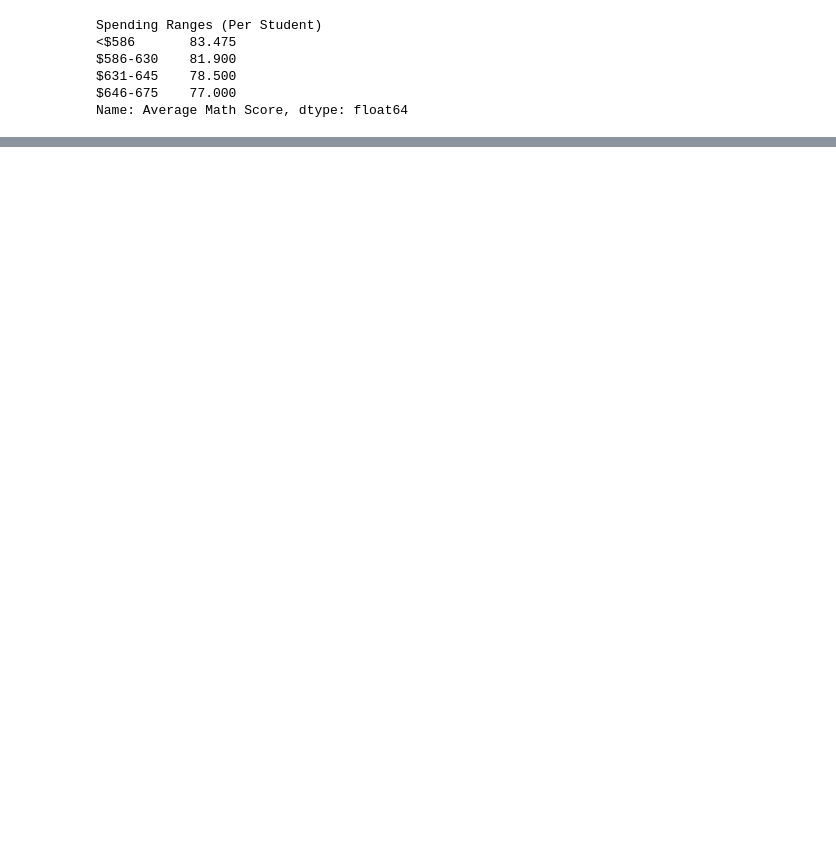
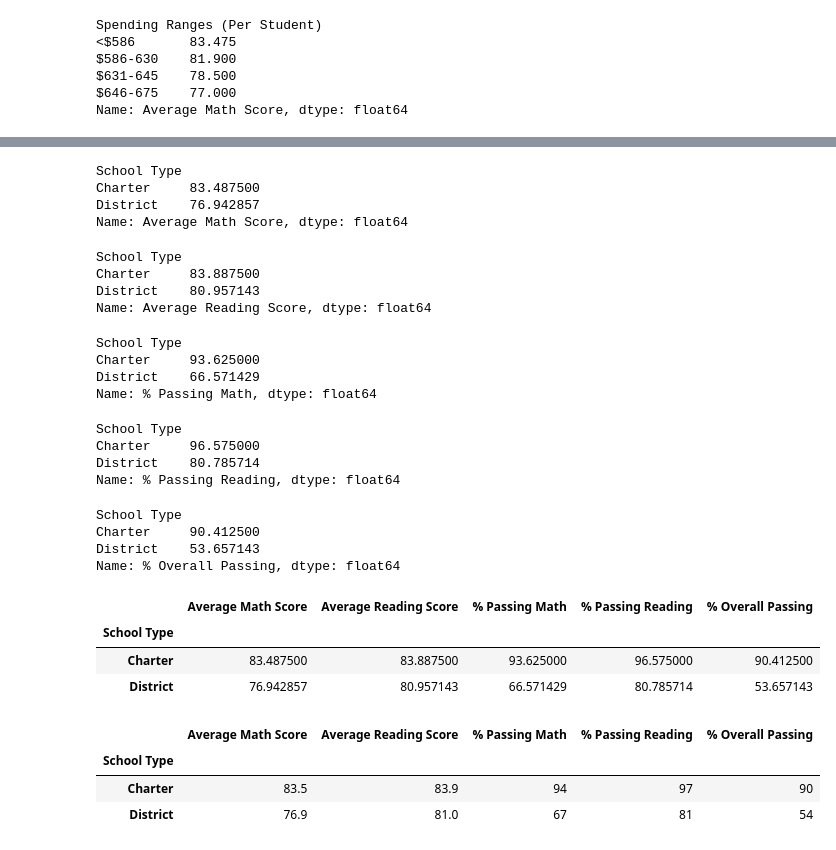
Before and after one commit to topeadeolatunji/PyCitySchools, a Jupyter notebook: PyCitySchools.ipynb, the cells around one changed output, grey strips where cells are left out. Saved outputs shown, nothing was run; the diff lists cells and outputs as text; code cells hidden in the pictures; blank space fills up the shorter version.

```diff
--- a/PyCitySchools.ipynb
+++ b/PyCitySchools.ipynb
@@ -1466,0 +1467,78 @@ size_summary_df
+# %%
+# Calculate averages for the desired columns.
+type_math_scores = per_school_summary_df.groupby(["School Type"]).mean()["Average Math Score"]
+type_math_scores
+# %% [output]
+School Type
+Charter     83.487500
+District    76.942857
+Name: Average Math Score, dtype: float64
+# %%
+# Calculate averages for the desired columns.
+type_reading_scores = per_school_summary_df.groupby(["School Type"]).mean()["Average Reading Score"]
+type_reading_scores
+# %% [output]
+School Type
+Charter     83.887500
+District    80.957143
+Name: Average Reading Score, dtype: float64
+# %%
+# Calculate averages for the desired columns.
+type_passing_math = per_school_summary_df.groupby(["School Type"]).mean()["% Passing Math"]
+type_passing_math
+# %% [output]
+School Type
+Charter     93.625000
+District    66.571429
+Name: % Passing Math, dtype: float64
+# %%
+# Calculate averages for the desired columns.
+type_passing_reading = per_school_summary_df.groupby(["School Type"]).mean()["% Passing Reading"]
+type_passing_reading
+# %% [output]
+School Type
+Charter     96.575000
+District    80.785714
+Name: % Passing Reading, dtype: float64
+# %%
+# Calculate averages for the desired columns.
+type_overall_passing = per_school_summary_df.groupby(["School Type"]).mean()["% Overall Passing"]
+type_overall_passing
+# %% [output]
+School Type
+Charter     90.412500
+District    53.657143
+Name: % Overall Passing, dtype: float64
+# %%
+# Assemble into DataFrame.
+type_summary_df = pd.DataFrame({
+          "Average Math Score" : type_math_scores,
+          "Average Reading Score": type_reading_scores,
+          "% Passing Math": type_passing_math,
+          "% Passing Reading": type_passing_reading,
+          "% Overall Passing": type_overall_passing})
+
+type_summary_df
+# %% [output]
+|  | Average Math Score | Average Reading Score | % Passing Math | % Passing Reading | % Overall Passing |
+| School Type |  |  |  |  |  |
+| Charter | 83.487500 | 83.887500 | 93.625000 | 96.575000 | 90.412500 |
+| District | 76.942857 | 80.957143 | 66.571429 | 80.785714 | 53.657143 |
+# %%
+# Formatting
+type_summary_df["Average Math Score"] = type_summary_df["Average Math Score"].map("{:.1f}".format)
+
+type_summary_df["Average Reading Score"] = type_summary_df["Average Reading Score"].map("{:.1f}".format)
+
+type_summary_df["% Passing Math"] = type_summary_df["% Passing Math"].map("{:.0f}".format)
+
+type_summary_df["% Passing Reading"] = type_summary_df["% Passing Reading"].map("{:.0f}".format)
+
+type_summary_df["% Overall Passing"] = type_summary_df["% Overall Passing"].map("{:.0f}".format)
+
+type_summary_df
+# %% [output]
+|  | Average Math Score | Average Reading Score | % Passing Math | % Passing Reading | % Overall Passing |
+| School Type |  |  |  |  |  |
+| Charter | 83.5 | 83.9 | 94 | 97 | 90 |
+| District | 76.9 | 81.0 | 67 | 81 | 54 |
```
Also changed, not shown: parts of 34 cells of this notebook.
